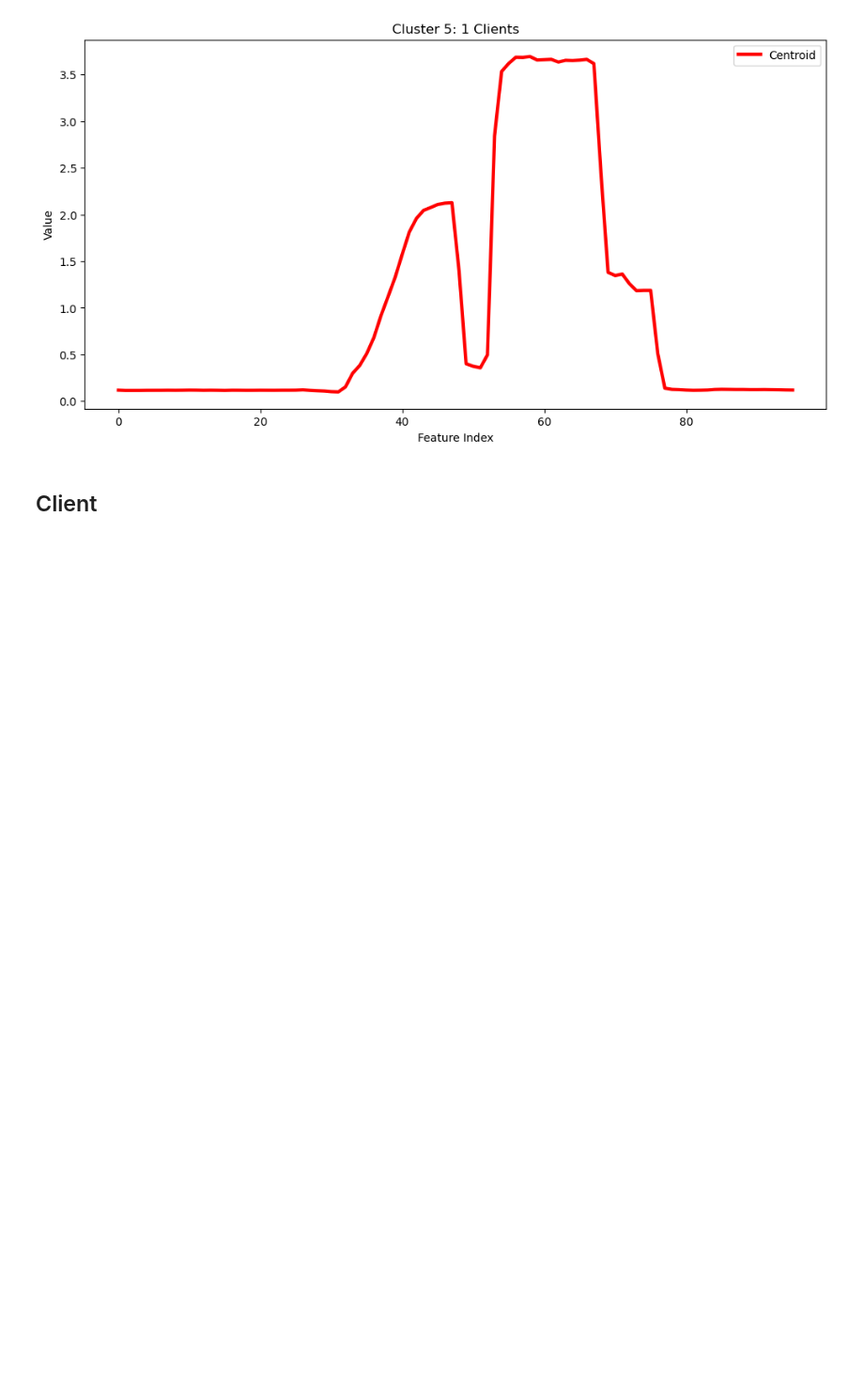
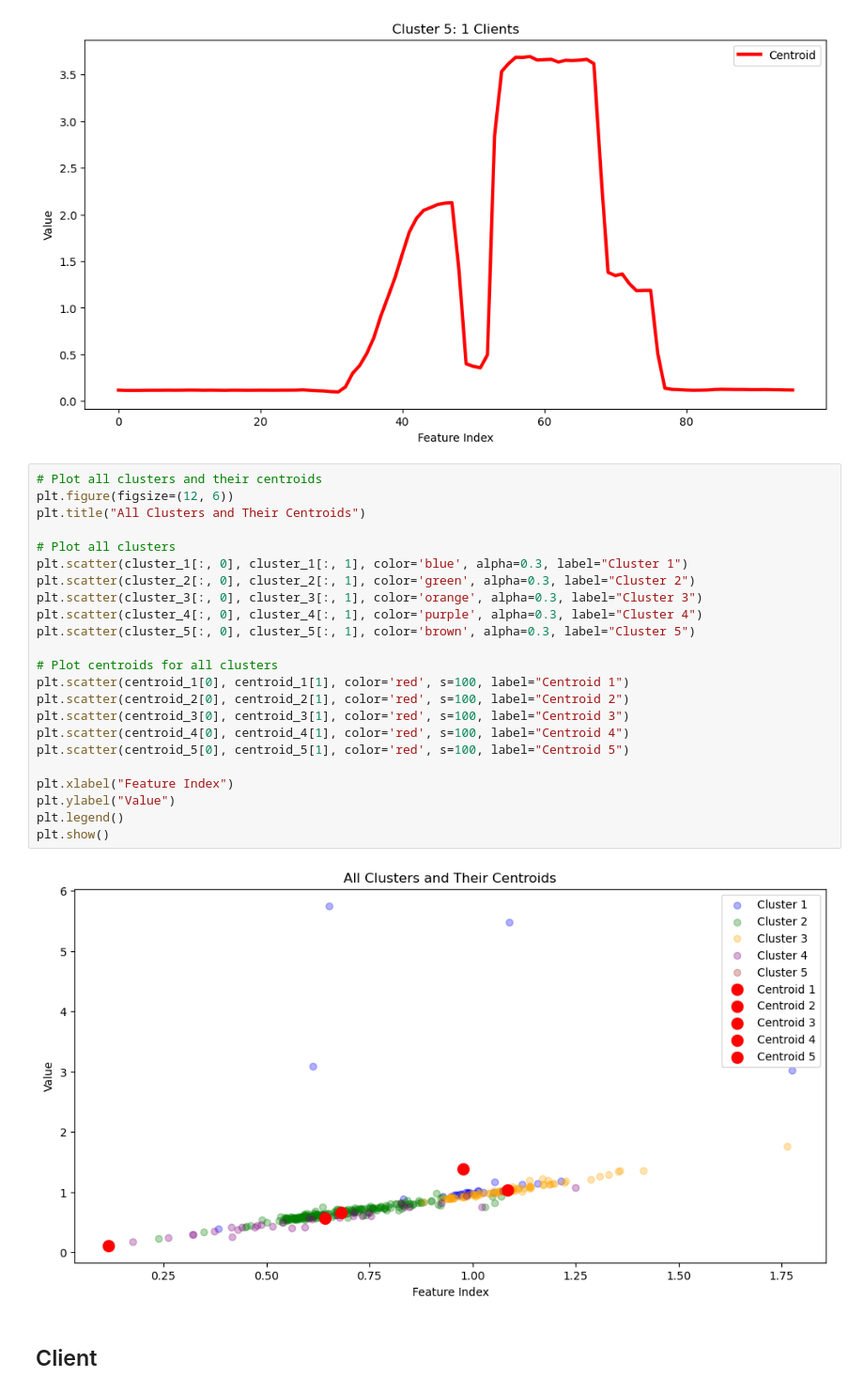
Before and after one commit to JordanVercillo/data_science, a Jupyter notebook: machine_learning/assignments/assignment2.ipynb, the cells around one changed output. Shown at 94% size. Drawn from its saved outputs; the diff is of its cells as text; blank space fills up the shorter version.

```diff
--- a/machine_learning/assignments/assignment2.ipynb
+++ b/machine_learning/assignments/assignment2.ipynb
@@ -427,6 +426,31 @@ plt.show()
 [figure]
 [figure]
 [figure]
+# %%
+# Plot all clusters and their centroids
+plt.figure(figsize=(12, 6))
+plt.title("All Clusters and Their Centroids")
+
+# Plot all clusters
+plt.scatter(cluster_1[:, 0], cluster_1[:, 1], color='blue', alpha=0.3, label="Cluster 1")
+plt.scatter(cluster_2[:, 0], cluster_2[:, 1], color='green', alpha=0.3, label="Cluster 2")
+plt.scatter(cluster_3[:, 0], cluster_3[:, 1], color='orange', alpha=0.3, label="Cluster 3")
+plt.scatter(cluster_4[:, 0], cluster_4[:, 1], color='purple', alpha=0.3, label="Cluster 4")
+plt.scatter(cluster_5[:, 0], cluster_5[:, 1], color='brown', alpha=0.3, label="Cluster 5")
+
+# Plot centroids for all clusters
+plt.scatter(centroid_1[0], centroid_1[1], color='red', s=100, label="Centroid 1")
+plt.scatter(centroid_2[0], centroid_2[1], color='red', s=100, label="Centroid 2")
+plt.scatter(centroid_3[0], centroid_3[1], color='red', s=100, label="Centroid 3")
+plt.scatter(centroid_4[0], centroid_4[1], color='red', s=100, label="Centroid 4")
+plt.scatter(centroid_5[0], centroid_5[1], color='red', s=100, label="Centroid 5")
+
+plt.xlabel("Feature Index")
+plt.ylabel("Value")
+plt.legend()
+plt.show()
+# %% [output]
+[figure, added]
 # %% [markdown]
 ## Client
 # %%
```
Also changed, not shown: parts of 15 cells of this notebook.
